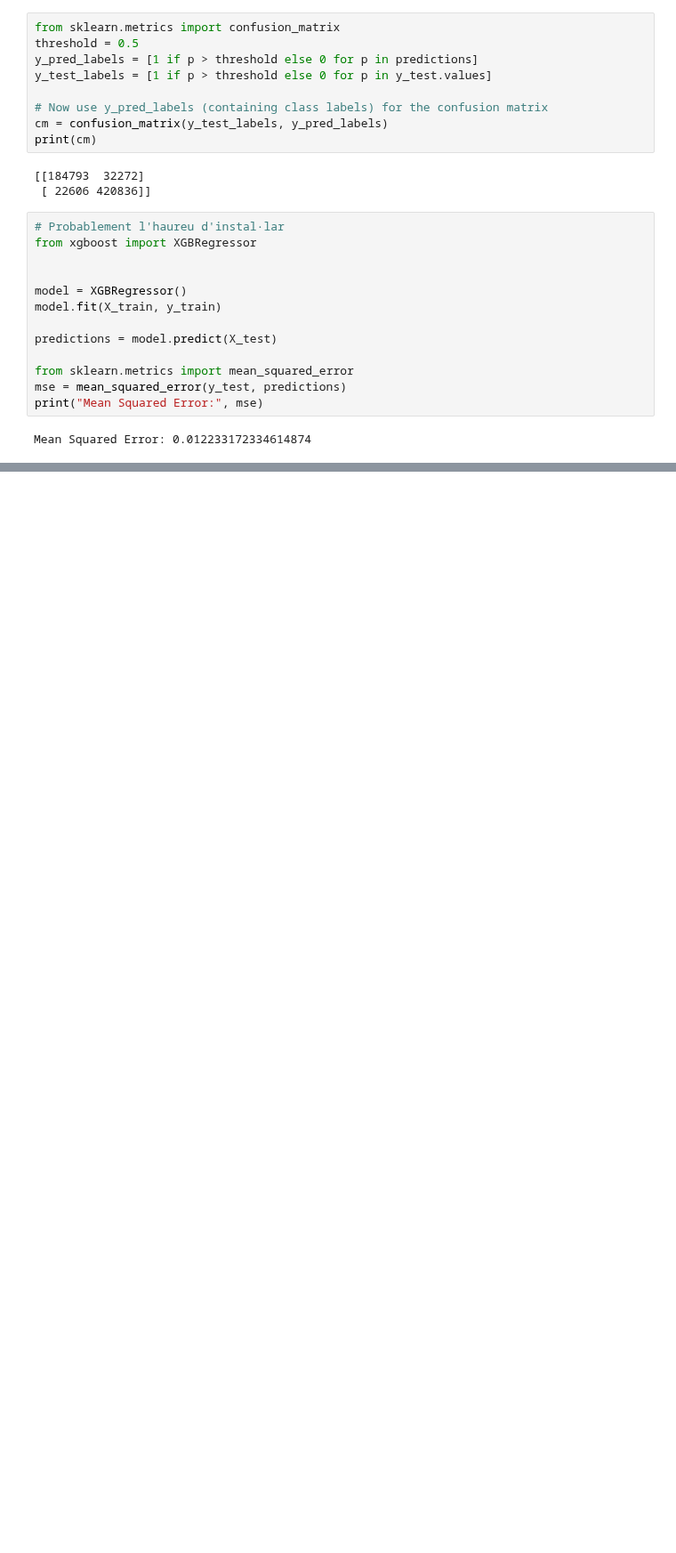
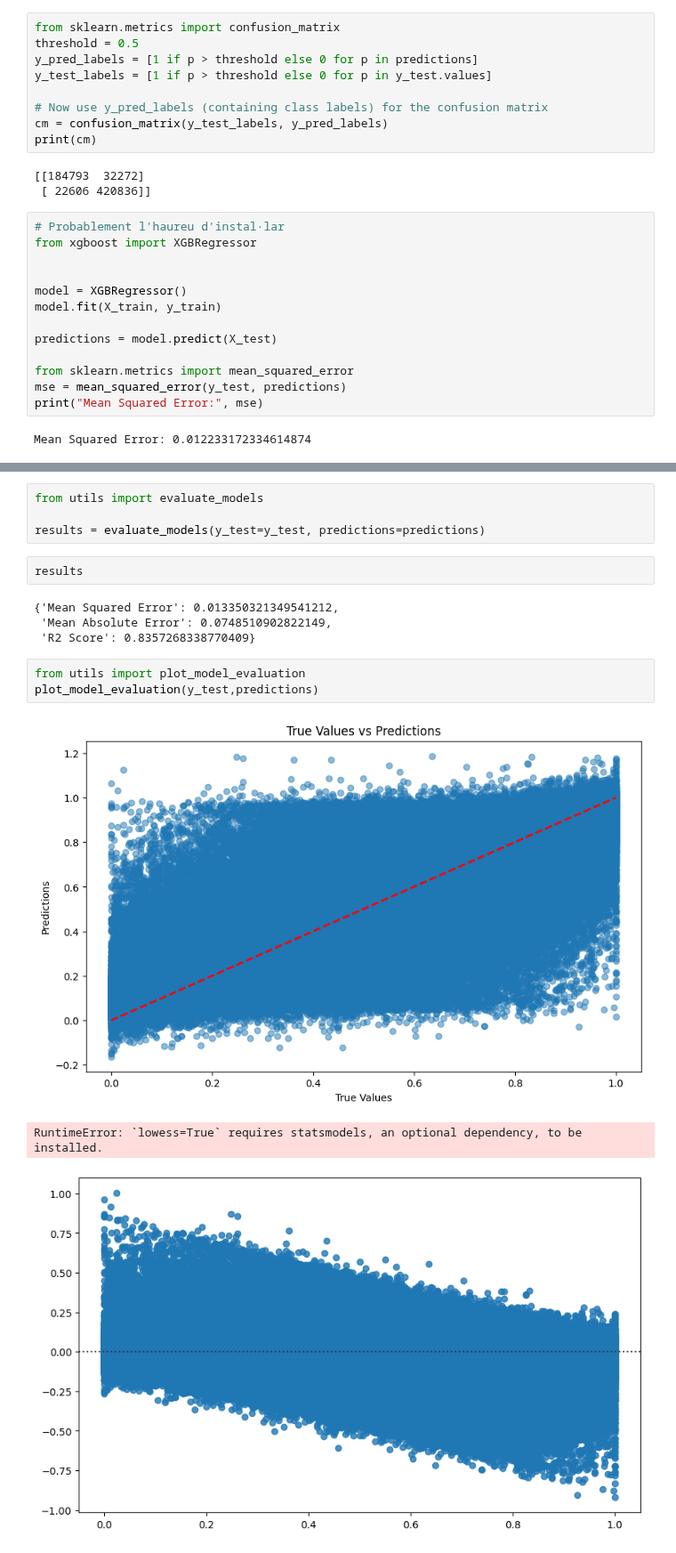
Before and after one commit to carlotalacasav/Gorrapiedra-proyecto, a Jupyter notebook: evaluation_models_marina.ipynb, the cells around one changed output, grey strips where cells are left out. Shown at 89% size. Cells and saved outputs as stored; diff of their text form; blank space fills up the shorter version.

Commit message:
afegeixo funcions a utils per evaluar models

```diff
--- a/evaluation_models_marina.ipynb
+++ b/evaluation_models_marina.ipynb
@@ -94,0 +155,17 @@ print(cm)
+# %%
+from utils import evaluate_models
+
+results = evaluate_models(y_test=y_test, predictions=predictions)
+# %%
+results
+# %% [output]
+{'Mean Squared Error': 0.013350321349541212,
+ 'Mean Absolute Error': 0.0748510902822149,
+ 'R2 Score': 0.8357268338770409}
+# %%
+from utils import plot_model_evaluation
+plot_model_evaluation(y_test,predictions)
+# %% [output]
+[figure, added]
+RuntimeError: `lowess=True` requires statsmodels, an optional dependency, to be installed.
+[figure, added]
```
Also changed, not shown: parts of 13 cells of this notebook, 1 other file.
